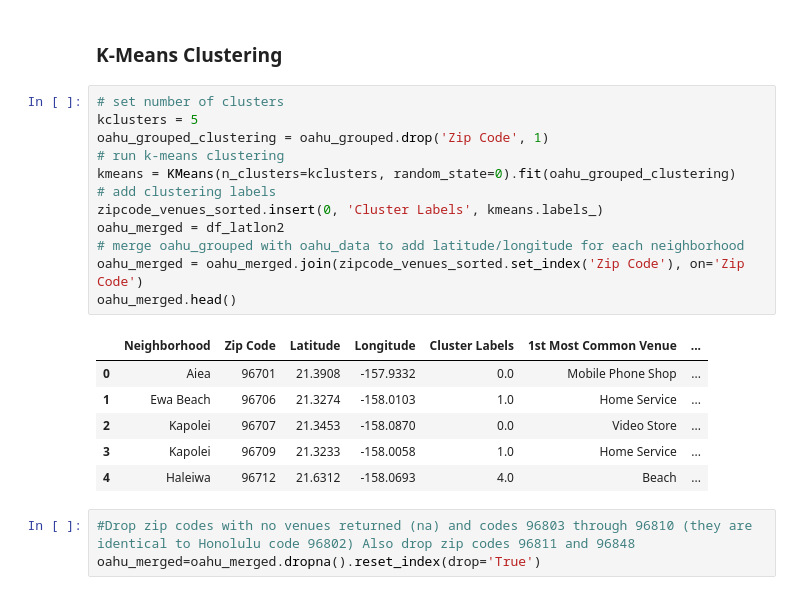
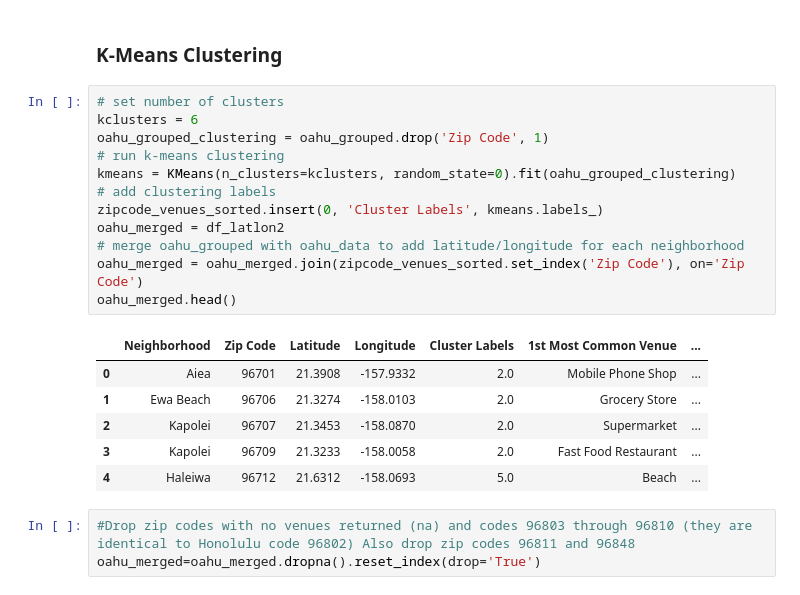
Before and after one commit to bschmalzel/Coursera_Capstone, a Jupyter notebook: Final Capstone Project.ipynb, the cells around one changed output. Saved outputs shown, nothing was run; the diff lists cells and outputs as text.

```diff
--- a/Final Capstone Project.ipynb
+++ b/Final Capstone Project.ipynb
@@ -347,23 +328,23 @@ zipcode_venues_sorted.head()
 ### K-Means Clustering
 # %%
 # set number of clusters
-kclusters = 5
+kclusters = 6
 oahu_grouped_clustering = oahu_grouped.drop('Zip Code', 1)
 # run k-means clustering
 kmeans = KMeans(n_clusters=kclusters, random_state=0).fit(oahu_grouped_clustering)
 # add clustering labels
 zipcode_venues_sorted.insert(0, 'Cluster Labels', kmeans.labels_)
 oahu_merged = df_latlon2
 # merge oahu_grouped with oahu_data to add latitude/longitude for each neighborhood
 oahu_merged = oahu_merged.join(zipcode_venues_sorted.set_index('Zip Code'), on='Zip Code')
 oahu_merged.head()
 # %% [output]
 |  | Neighborhood | Zip Code | Latitude | Longitude | Cluster Labels | 1st Most Common Venue | ... |
-| 0 | Aiea | 96701 | 21.3908 | -157.9332 | 0.0 | Mobile Phone Shop | ... |
-| 1 | Ewa Beach | 96706 | 21.3274 | -158.0103 | 1.0 | Home Service | ... |
-| 2 | Kapolei | 96707 | 21.3453 | -158.0870 | 0.0 | Video Store | ... |
-| 3 | Kapolei | 96709 | 21.3233 | -158.0058 | 1.0 | Home Service | ... |
-| 4 | Haleiwa | 96712 | 21.6312 | -158.0693 | 4.0 | Beach | ... |
+| 0 | Aiea | 96701 | 21.3908 | -157.9332 | 2.0 | Mobile Phone Shop | ... |
+| 1 | Ewa Beach | 96706 | 21.3274 | -158.0103 | 2.0 | Grocery Store | ... |
+| 2 | Kapolei | 96707 | 21.3453 | -158.0870 | 2.0 | Supermarket | ... |
+| 3 | Kapolei | 96709 | 21.3233 | -158.0058 | 2.0 | Fast Food Restaurant | ... |
+| 4 | Haleiwa | 96712 | 21.6312 | -158.0693 | 5.0 | Beach | ... |
 # %%
 #Drop zip codes with no venues returned (na) and codes 96803 through 96810 (they are identical to Honolulu code 96802) Also drop zip codes 96811 and 96848
 oahu_merged=oahu_merged.dropna().reset_index(drop='True')
```
Also changed, not shown: parts of 17 cells of this notebook.
